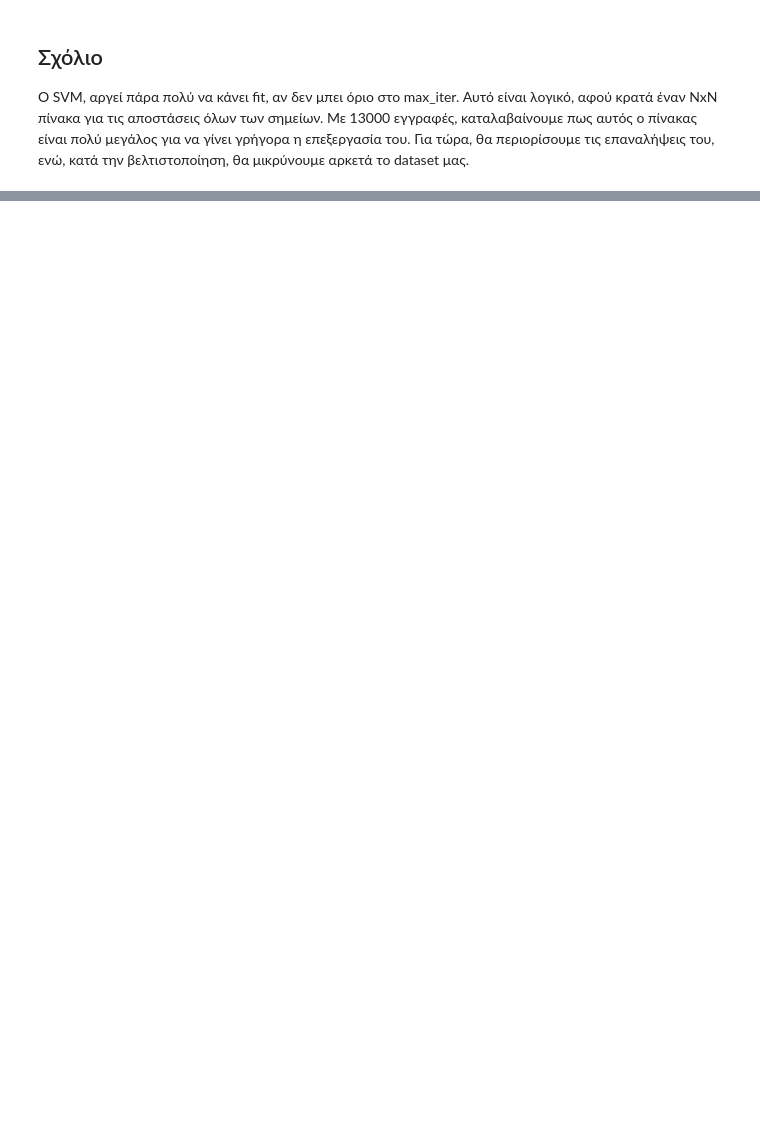
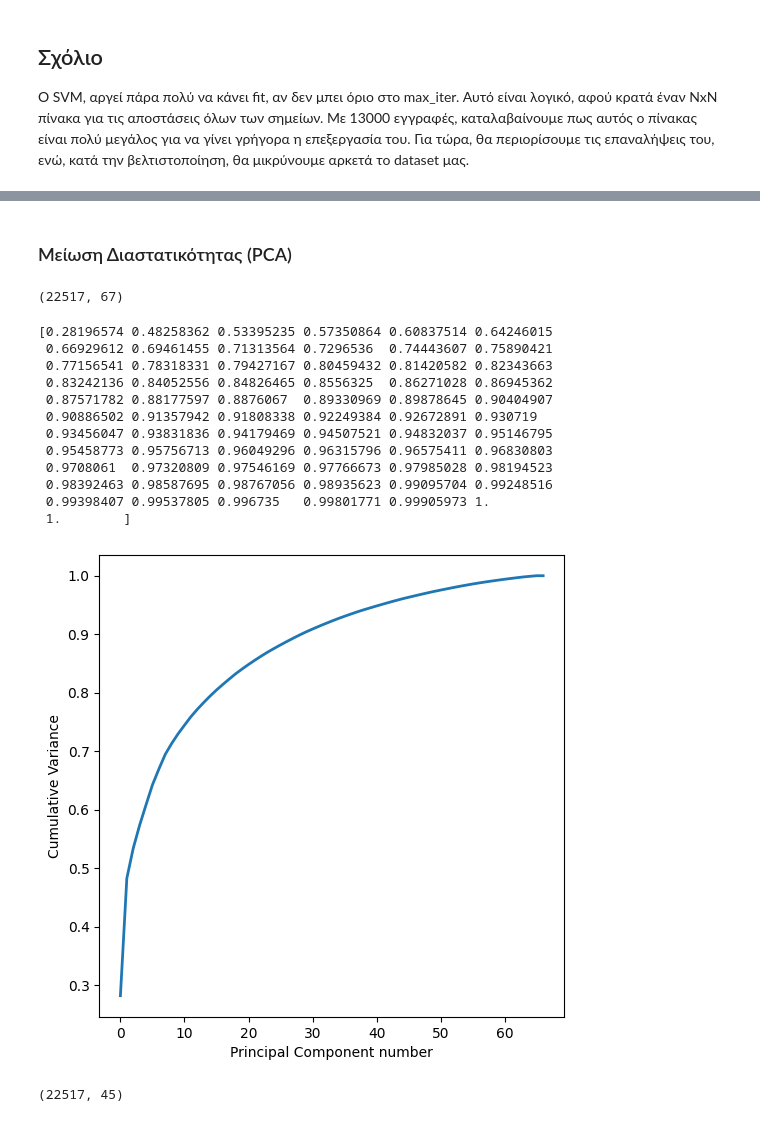
Before and after one commit to alextsaf/Neural-Networks-NTUA, a Jupyter notebook: 1st/NN_Team22_Kaggle.ipynb, the cells around one changed output, grey strips where cells are left out. Cells and saved outputs as stored; diff of their text form; code cells hidden in the pictures; blank space fills up the shorter version.

```diff
--- a/1st/NN_Team22_Kaggle.ipynb
+++ b/1st/NN_Team22_Kaggle.ipynb
@@ -222,0 +318,5 @@ print(kaggle_times)
+# %%
+from sklearn import preprocessing
+scaler = preprocessing.StandardScaler().fit(train)
+train_scaled = scaler.transform(train)
+test_scaled = scaler.transform(test)
@@ -222,0 +327,10 @@ print(kaggle_times)
+# %%
+from imblearn.under_sampling import RandomUnderSampler
+from imblearn.over_sampling import RandomOverSampler
+from sklearn.preprocessing import MultiLabelBinarizer
+
+
+ros = RandomOverSampler()
+train_resampled, train_labels_resampled = ros.fit_resample(train_scaled, train_labels)
+
+train_resampled.shape
@@ -222,0 +356,45 @@ print(kaggle_times)
+# %% [markdown]
+### Μείωση Διαστατικότητας (PCA)
+# %%
+from sklearn.decomposition import PCA
+
+pca = PCA()
+
+train_PCA = pca.fit_transform(train_resampled)
+test_PCA = pca.transform(test_scaled)
+
+print(train_PCA.shape)
+# %% [output]
+(22517, 67)
+# %%
+evar = pca.explained_variance_ratio_
+cum_evar = np.cumsum(evar)
+print(cum_evar)
+plt.figure(1, figsize=(6, 6))
+plt.xlabel("Principal Component number")
+plt.ylabel('Cumulative Variance')
+plt.plot(cum_evar, linewidth=2)
+plt.show()
+# %% [output]
+[0.28196574 0.48258362 0.53395235 0.57350864 0.60837514 0.64246015
+ 0.66929612 0.69461455 0.71313564 0.7296536  0.74443607 0.75890421
+ 0.77156541 0.78318331 0.79427167 0.80459432 0.81420582 0.82343663
+ 0.83242136 0.84052556 0.84826465 0.8556325  0.86271028 0.86945362
+ 0.87571782 0.88177597 0.8876067  0.89330969 0.89878645 0.90404907
+ 0.90886502 0.91357942 0.91808338 0.92249384 0.92672891 0.930719
+ 0.93456047 0.93831836 0.94179469 0.94507521 0.94832037 0.95146795
+ 0.95458773 0.95756713 0.96049296 0.96315796 0.96575411 0.96830803
+ 0.9708061  0.97320809 0.97546169 0.97766673 0.97985028 0.98194523
+ 0.98392463 0.98587695 0.98767056 0.98935623 0.99095704 0.99248516
+ 0.99398407 0.99537805 0.996735   0.99801771 0.99905973 1.
+ 1.        ]
+[figure, added]
+# %%
+pca = PCA(n_components=45)
+
+train_PCA = pca.fit_transform(train_resampled)
+test_PCA = pca.transform(test_scaled)
+
+print(train_PCA.shape)
+# %% [output]
+(22517, 45)
```
Also changed, not shown: parts of 31 cells of this notebook.
